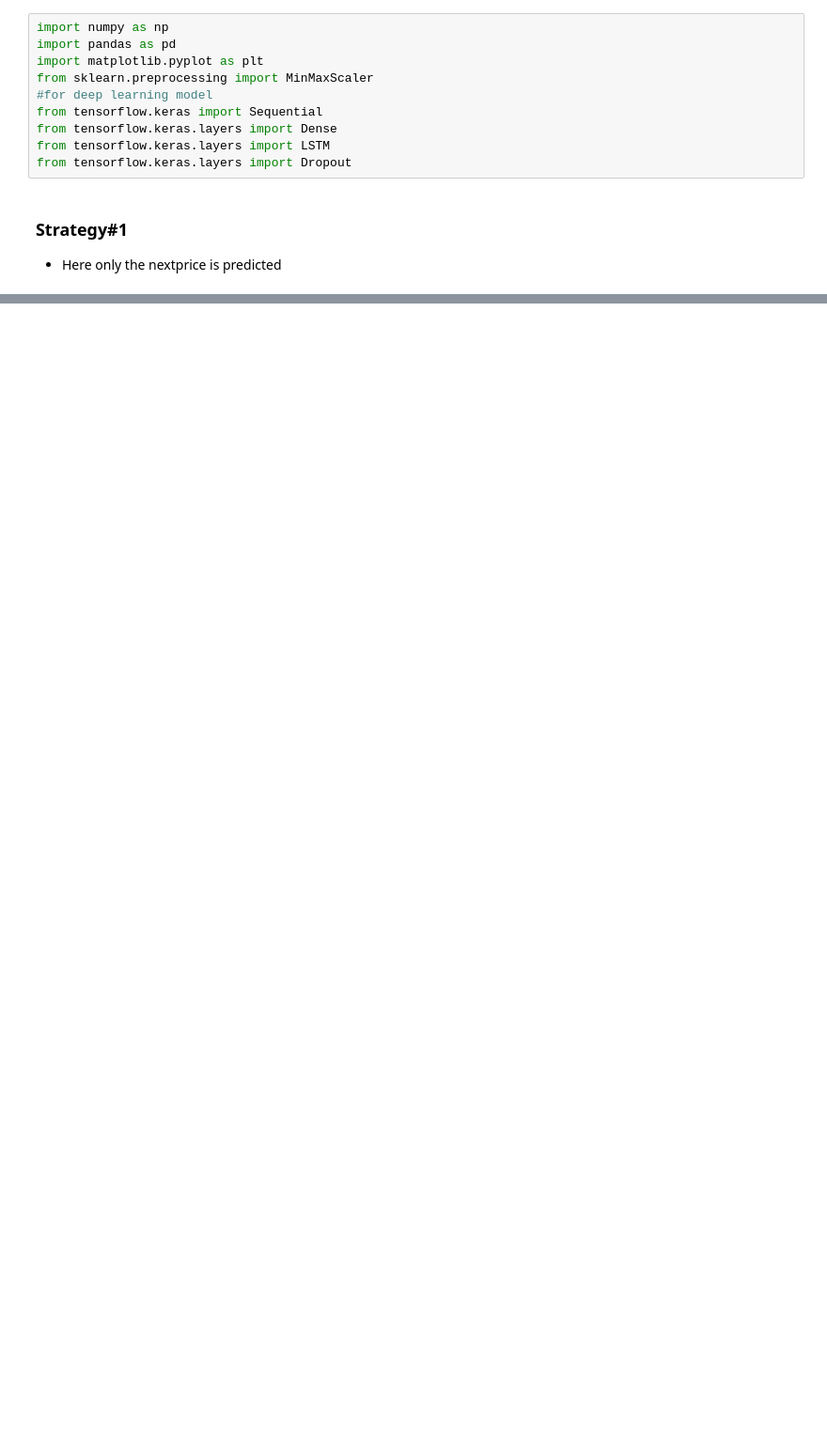
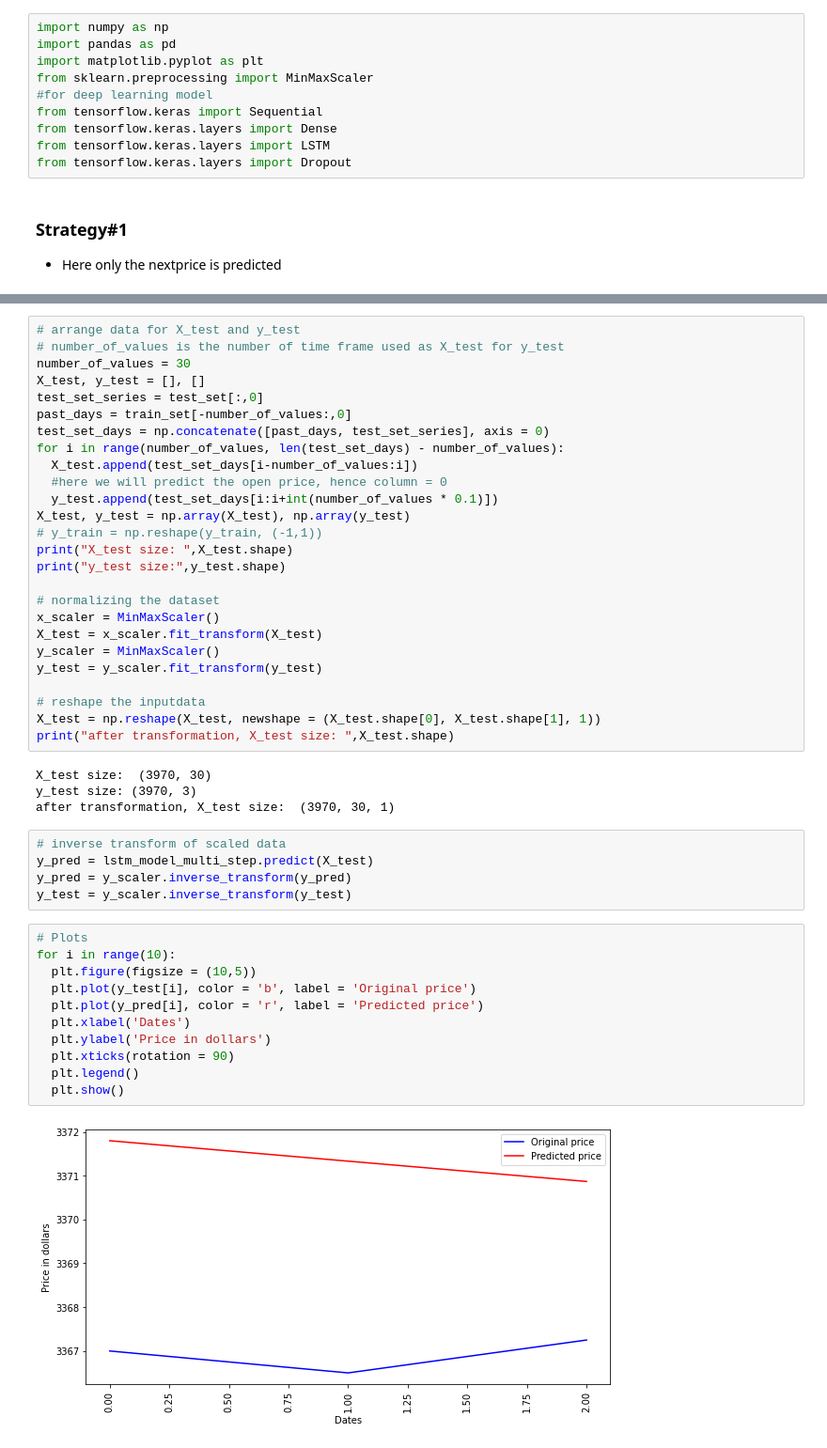
Before and after one commit to arjunjanamatti/finance_and_trading, a Jupyter notebook: lstm_futures_forecasting.ipynb, the cells around one changed output, grey strips where cells are left out. Shown at 94% size. Saved outputs shown, nothing was run; the diff lists cells and outputs as text; blank space fills up the shorter version.

```diff
--- a/lstm_futures_forecasting.ipynb
+++ b/lstm_futures_forecasting.ipynb
@@ -135,0 +260,48 @@ y_test size: (4000, 1)
+# %%
+# arrange data for X_test and y_test
+# number_of_values is the number of time frame used as X_test for y_test
+number_of_values = 30
+X_test, y_test = [], []
+test_set_series = test_set[:,0]
+past_days = train_set[-number_of_values:,0]
+test_set_days = np.concatenate([past_days, test_set_series], axis = 0)
+for i in range(number_of_values, len(test_set_days) - number_of_values):
+  X_test.append(test_set_days[i-number_of_values:i])
+  #here we will predict the open price, hence column = 0
+  y_test.append(test_set_days[i:i+int(number_of_values * 0.1)])
+X_test, y_test = np.array(X_test), np.array(y_test)
+# y_train = np.reshape(y_train, (-1,1))
+print("X_test size: ",X_test.shape)
+print("y_test size:",y_test.shape)
+
+# normalizing the dataset
+x_scaler = MinMaxScaler()
+X_test = x_scaler.fit_transform(X_test)
+y_scaler = MinMaxScaler()
+y_test = y_scaler.fit_transform(y_test)
+
+# reshape the inputdata
+X_test = np.reshape(X_test, newshape = (X_test.shape[0], X_test.shape[1], 1))
+print("after transformation, X_test size: ",X_test.shape)
+# %% [output]
+X_test size:  (3970, 30)
+y_test size: (3970, 3)
+after transformation, X_test size:  (3970, 30, 1)
+# %%
+# inverse transform of scaled data
+y_pred = lstm_model_multi_step.predict(X_test)
+y_pred = y_scaler.inverse_transform(y_pred)
+y_test = y_scaler.inverse_transform(y_test)
+# %%
+# Plots
+for i in range(10):
+  plt.figure(figsize = (10,5))
+  plt.plot(y_test[i], color = 'b', label = 'Original price')
+  plt.plot(y_pred[i], color = 'r', label = 'Predicted price')
+  plt.xlabel('Dates')
+  plt.ylabel('Price in dollars')
+  plt.xticks(rotation = 90)
+  plt.legend()
+  plt.show()
+# %% [output]
+[figure, added]
```
Also changed, not shown: parts of 8 cells of this notebook.
